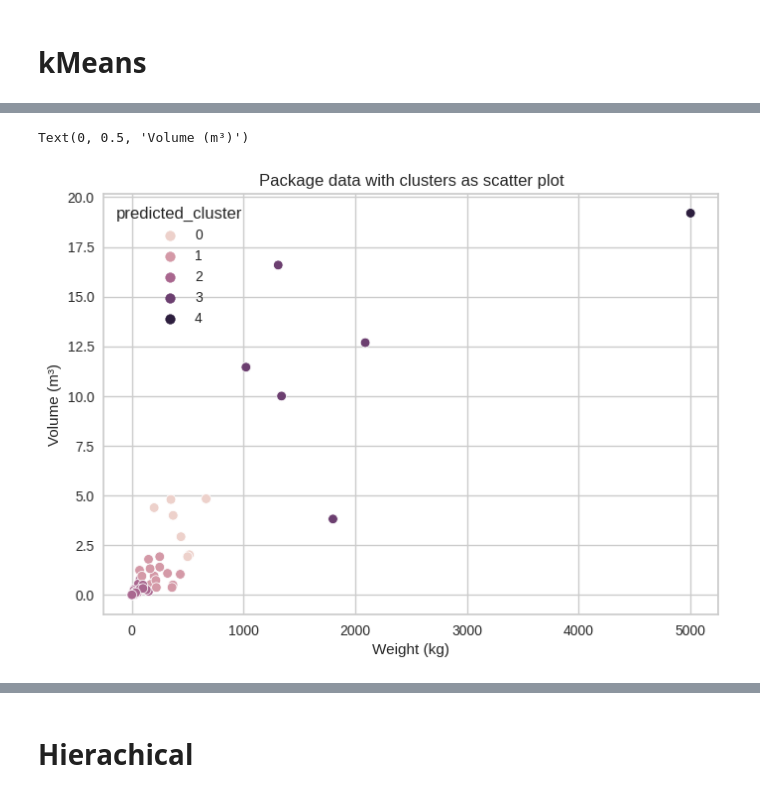
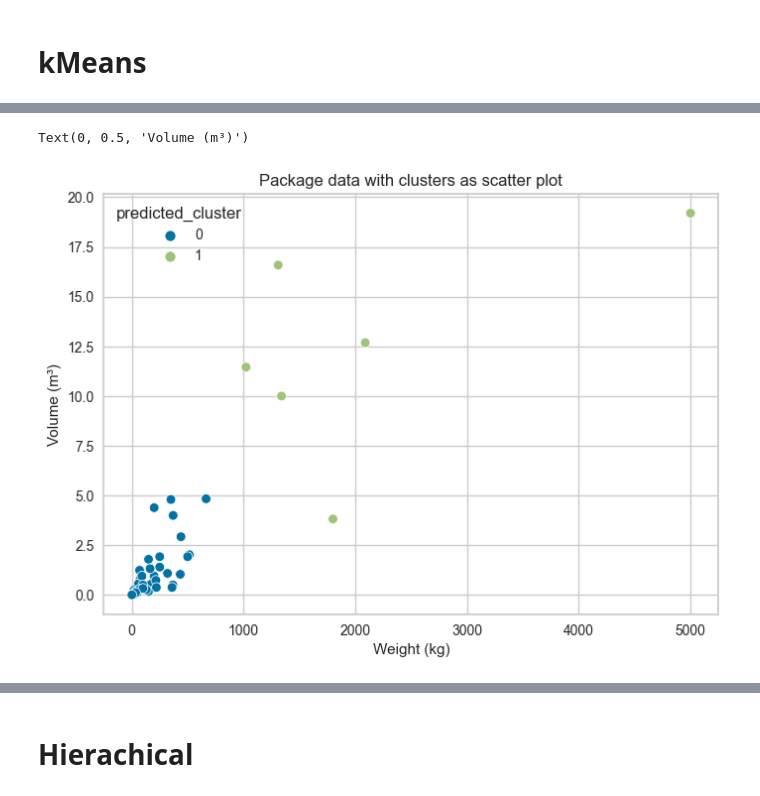
Before and after one commit to FrankCastlepancakes/ClusteringScikitLearn, a Jupyter notebook: notebook.ipynb, the cells around one changed output, grey strips where cells are left out. Saved outputs shown, nothing was run; the diff lists cells and outputs as text; code cells hidden in the pictures.

```diff
--- a/notebook.ipynb
+++ b/notebook.ipynb
@@ -11,7 +11,7 @@ from sklearn.metrics import silhouette_score
 from sklearn import preprocessing
 # %%
 # Read csv file
-packages_df = read_csv("datasets/Packstücke.csv", sep=";", header=0)
+packages_df = read_csv("https://raw.githubusercontent.com/Pfob/ClusteringScikitLearn/main/datasets/Packst%C3%BCcke.csv", sep=";", header=0)
 
 # Show first ten rows of dataframe
 packages_df.head(10)
@@ -103,10 +103,3 @@ Text(0, 0.5, 'Volume (m³)')
 [figure]
 # %% [markdown]
 # kMeans
-# %%
-# Elbow Method for K means
-model = KMeans(init="k-means++")
-# k is range of number of clusters.
-visualizer = KElbowVisualizer(model, k=(2,11), timings=False, distance_metric="euclidean")
-visualizer.fit(scaled_x)
-visualizer.show()
@@ -116,16 +133,16 @@ visualizer.show()
 # %%
-# Define 4 Clusters with random starting centers
-kmeans2 = KMeans(n_clusters=5, init="random")
+# Define 2 Clusters with k-means++ and Elkan algorithm
+kmeans = KMeans(n_clusters=2, algorithm="elkan")
 
 # Prediction via K-Means
-y_kmeans2 = kmeans2.fit_predict(scaled_x)
+y_kmeans = kmeans.fit_predict(scaled_x)
 
 # Visualize allocation of datapoints
-x["predicted_cluster"] = y_kmeans2.astype(int)
+x["predicted_cluster"] = y_kmeans.astype(int)
 scatterplot(x="Gross Weight (kg)", y="Volume (m³)", hue="predicted_cluster", data=x, cmap="rainbow")
 title("Package data with clusters as scatter plot")
 xlabel("Weight (kg)")
 ylabel("Volume (m³)")
 # %% [output]
 Text(0, 0.5, 'Volume (m³)')
-[figure, old version]
+[figure, new version]
```
Also changed, not shown: parts of 3 cells of this notebook.
